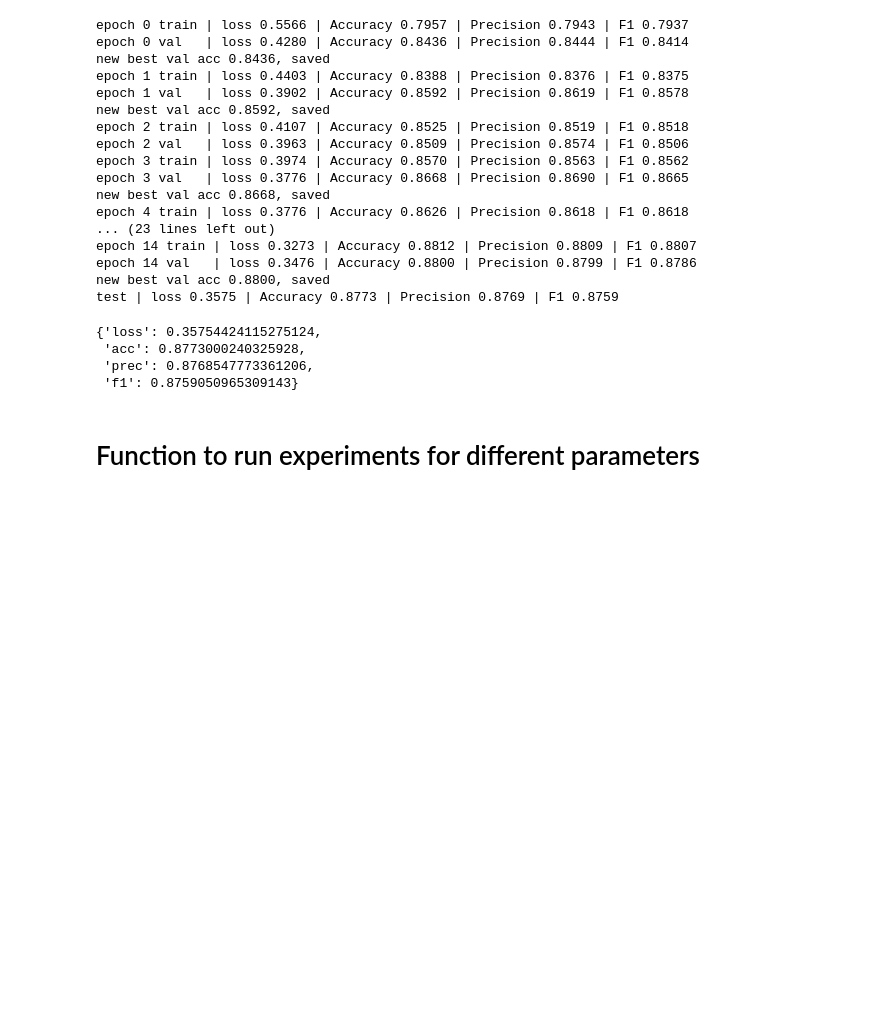
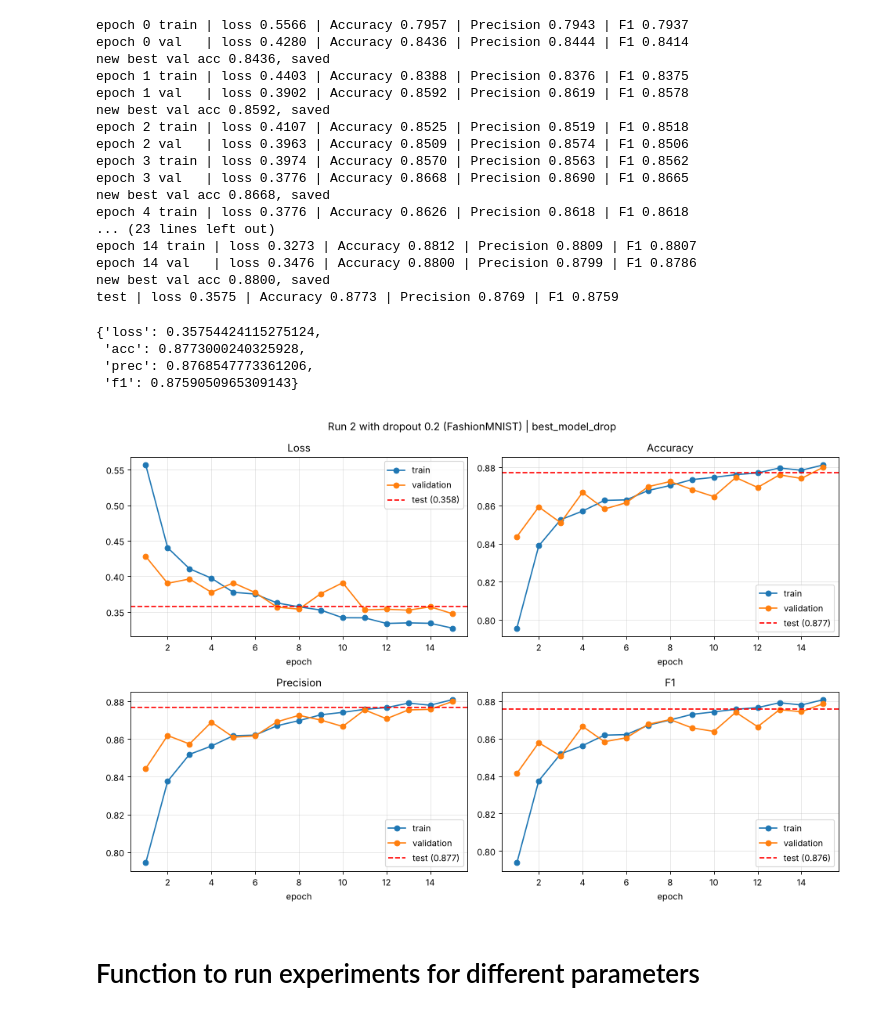
Before and after one commit to XerXes79/IDL-2026, a Jupyter notebook: Assignemnt 1/Assignment1.ipynb, the cells around one changed output. Saved outputs shown, nothing was run; the diff lists cells and outputs as text; code cells hidden in the pictures; blank space fills up the shorter version.

```diff
--- a/Assignemnt 1/Assignment1.ipynb
+++ b/Assignemnt 1/Assignment1.ipynb
@@ -388,6 +435,13 @@ test | loss 0.3575 | Accuracy 0.8773 | Precision 0.8769 | F1 0.8759
  'acc': 0.8773000240325928,
  'prec': 0.8768547773361206,
  'f1': 0.8759050965309143}
+# %%
+
+history_drop, test_drop = load_run("best_model_drop")
+best_drop = max(history_drop["val_acc"])
+plot_history(history_drop, test_drop, title="Run 2 with dropout 0.2 (FashionMNIST) | best_model_drop")
+# %% [output]
+[figure, added]
 # %% [markdown]
 # Function to run experiments for different parameters
 # %%
```
Also changed, not shown: parts of 24 cells of this notebook.
